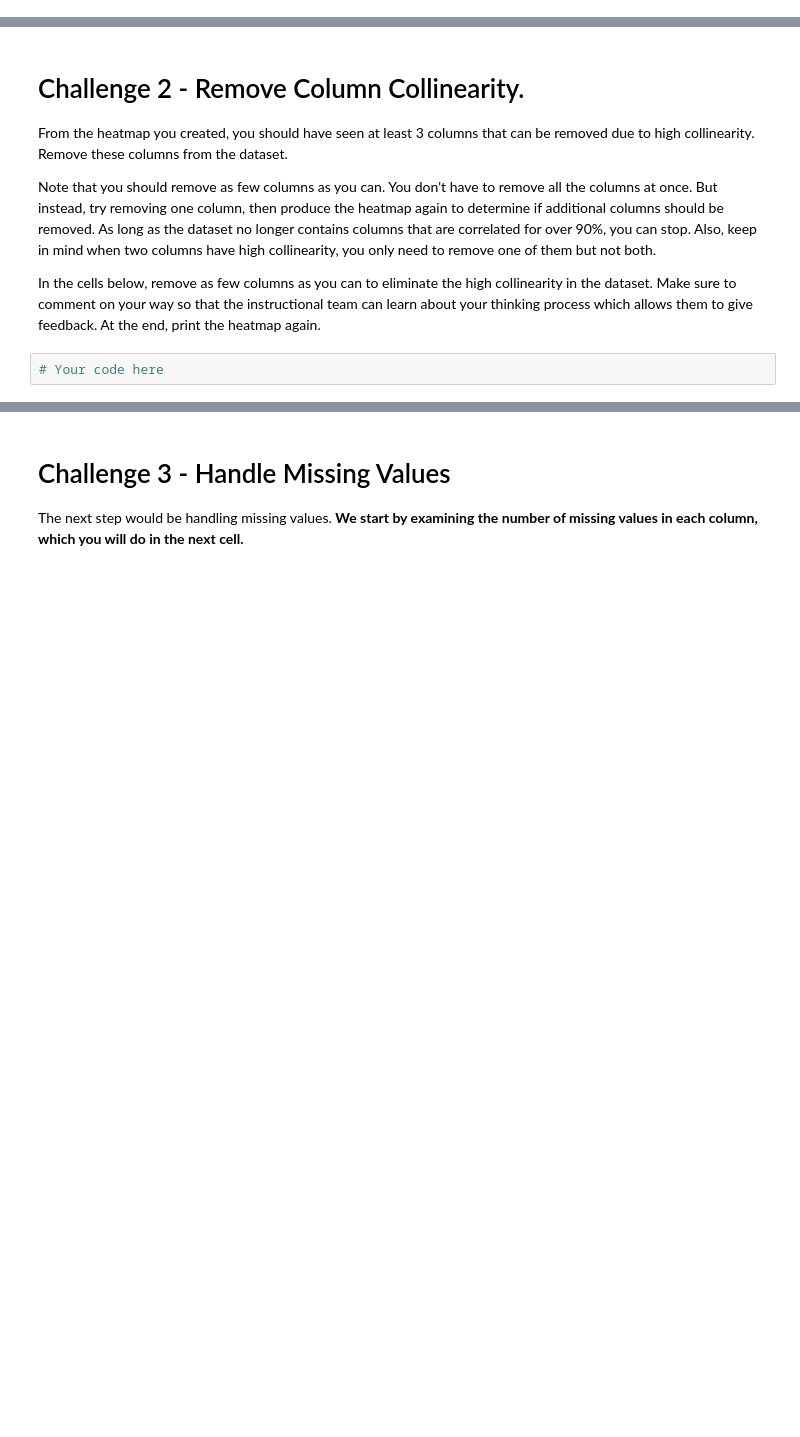
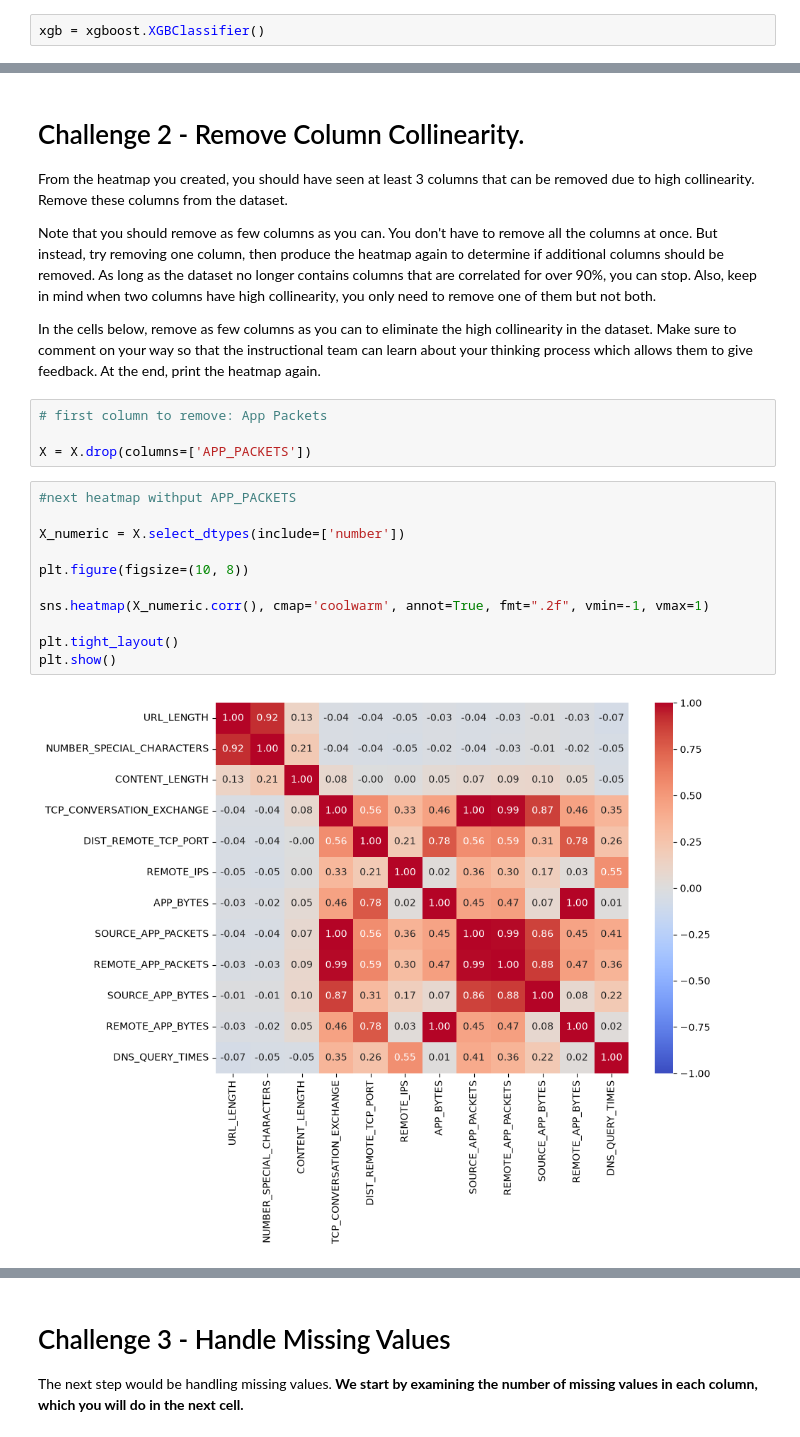
Before and after one commit to p-0rridge/lab-supervised-learning-en, a Jupyter notebook: your-code/main.ipynb, the cells around one changed output, grey strips where cells are left out. Drawn from its saved outputs; the diff is of its cells as text; blank space fills up the shorter version.

```diff
--- a/your-code/main.ipynb
+++ b/your-code/main.ipynb
@@ -240,3 +275,5 @@ plt.show()
+# %%
+xgb = xgboost.XGBClassifier()
 # %%
 X = websites._get_numeric_data().drop('Type', axis=1)
 y = websites.Type
@@ -257,7 +308,22 @@ From the heatmap you created, you should have seen at least 3 columns that can b
 Note that you should remove as few columns as you can. You don't have to remove all the columns at once. But instead, try removing one column, then produce the heatmap again to determine if additional columns should be removed. As long as the dataset no longer contains columns that are correlated for over 90%, you can stop. Also, keep in mind when two columns have high collinearity, you only need to remove one of them but not both.
 
 In the cells below, remove as few columns as you can to eliminate the high collinearity in the dataset. Make sure to comment on your way so that the instructional team can learn about your thinking process which allows them to give feedback. At the end, print the heatmap again.
-# %%
-# Your code here
+# %%
+# first column to remove: App Packets
+
+X = X.drop(columns=['APP_PACKETS'])
+# %%
+#next heatmap withput APP_PACKETS
+
+X_numeric = X.select_dtypes(include=['number'])
+
+plt.figure(figsize=(10, 8))
+
+sns.heatmap(X_numeric.corr(), cmap='coolwarm', annot=True, fmt=".2f", vmin=-1, vmax=1)
+
+plt.tight_layout()
+plt.show()
+# %% [output]
+[figure, added]
 # %%
 # REMOVE THE 4 COLUMNS WITH MORE COLLINEARITY
```
Also changed, not shown: parts of 9 cells of this notebook.
